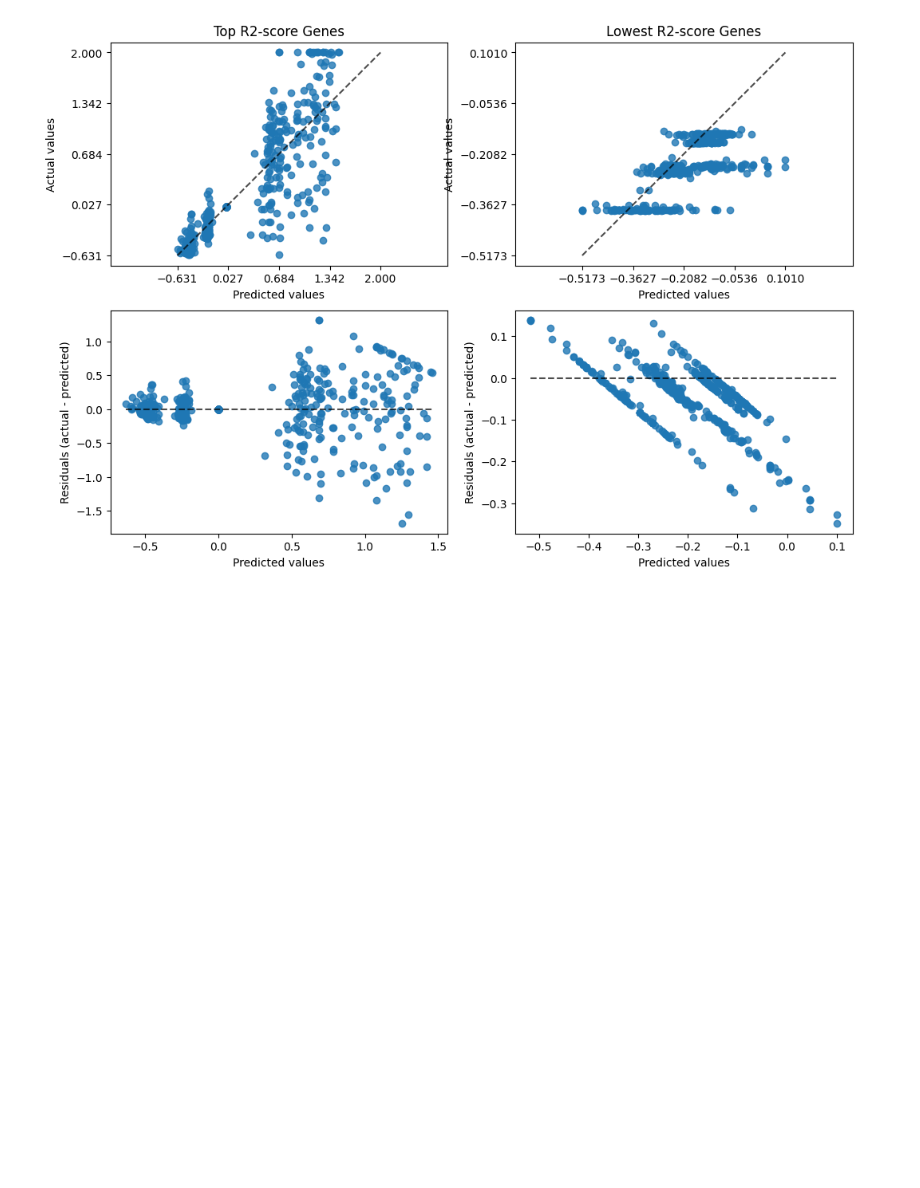
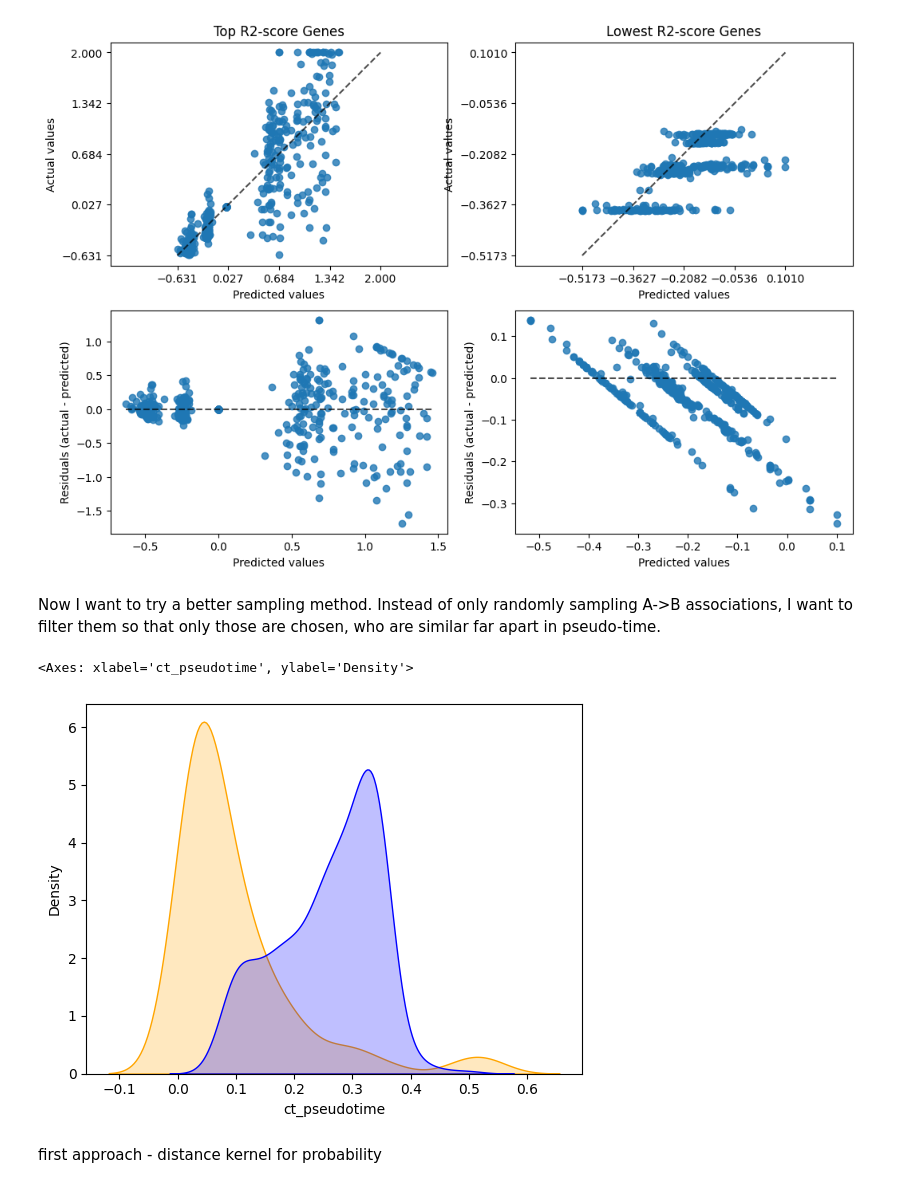
Before and after one commit to DavidWild02/BachelorThesis-ML-Gene-Interactions, a Jupyter notebook: GRNbetweenCellTypes.ipynb, the cells around one changed output. Cells and saved outputs as stored; diff of their text form; code cells hidden in the pictures; blank space fills up the shorter version.

```diff
--- a/GRNbetweenCellTypes.ipynb
+++ b/GRNbetweenCellTypes.ipynb
@@ -258,3 +261,16 @@ PredictionErrorDisplay.from_predictions(y[:, y_bottom_r2_score_mask], y_pred[:,
 # %% [output]
 <sklearn.metrics._plot.regression.PredictionErrorDisplay at 0x...>
 [figure]
+# %% [markdown]
+Now I want to try a better sampling method. Instead of only randomly sampling A->B associations, I want to filter them so that only those are chosen, who are similar far apart in pseudo-time.
+# %%
+df_pseudo_time_stem_cells = adata.obs["ct_pseudotime"][df_stem_cells.index]
+df_pseudo_time_transition_cells = adata.obs["ct_pseudotime"][df_transition_cells.index]
+
+sns.kdeplot(df_pseudo_time_stem_cells, color="orange", fill=True)
+sns.kdeplot(df_pseudo_time_transition_cells, color="blue", fill=True)
+# %% [output]
+<Axes: xlabel='ct_pseudotime', ylabel='Density'>
+[figure, added]
+# %% [markdown]
+first approach - distance kernel for probability
```
Also changed, not shown: parts of 4 cells of this notebook.
